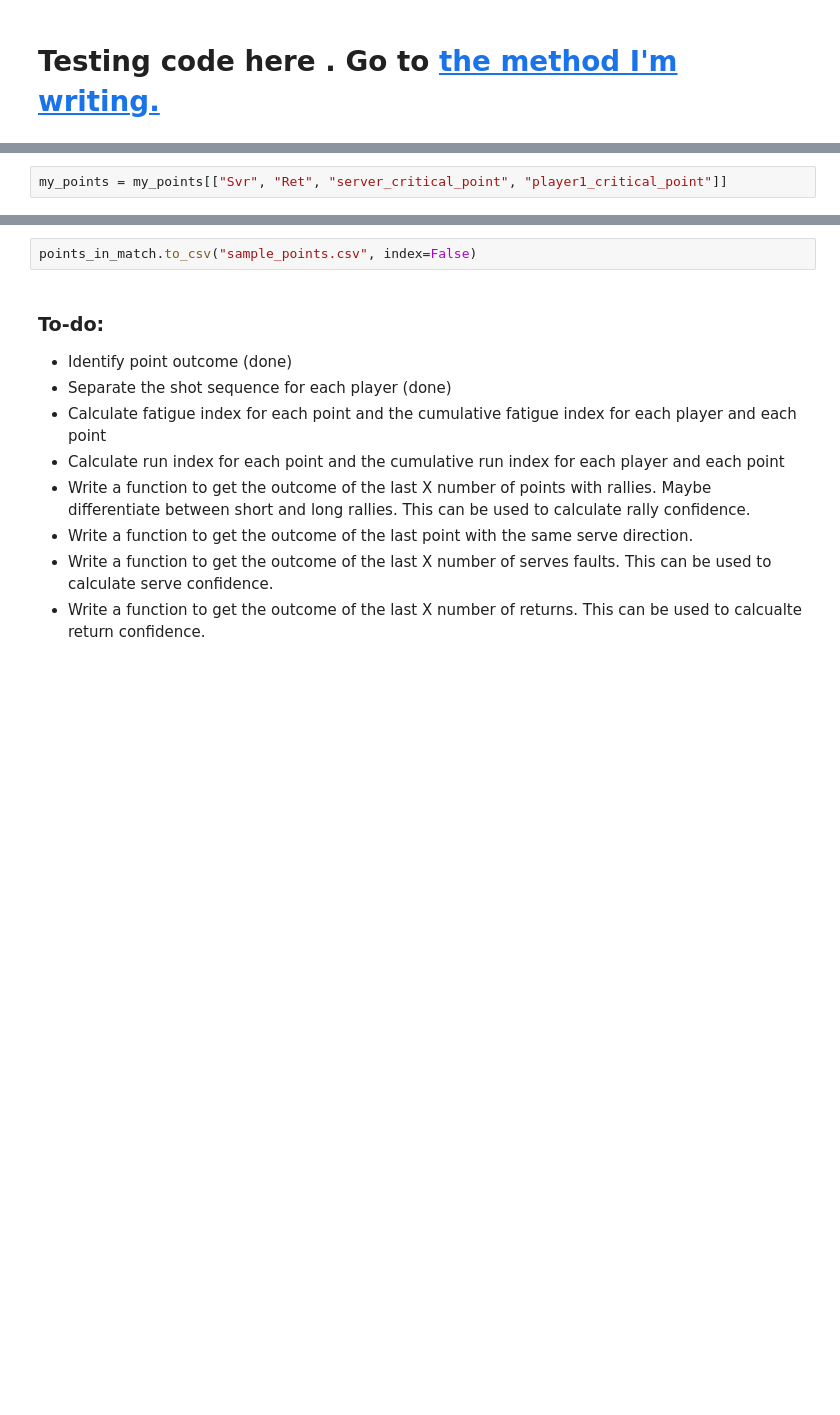
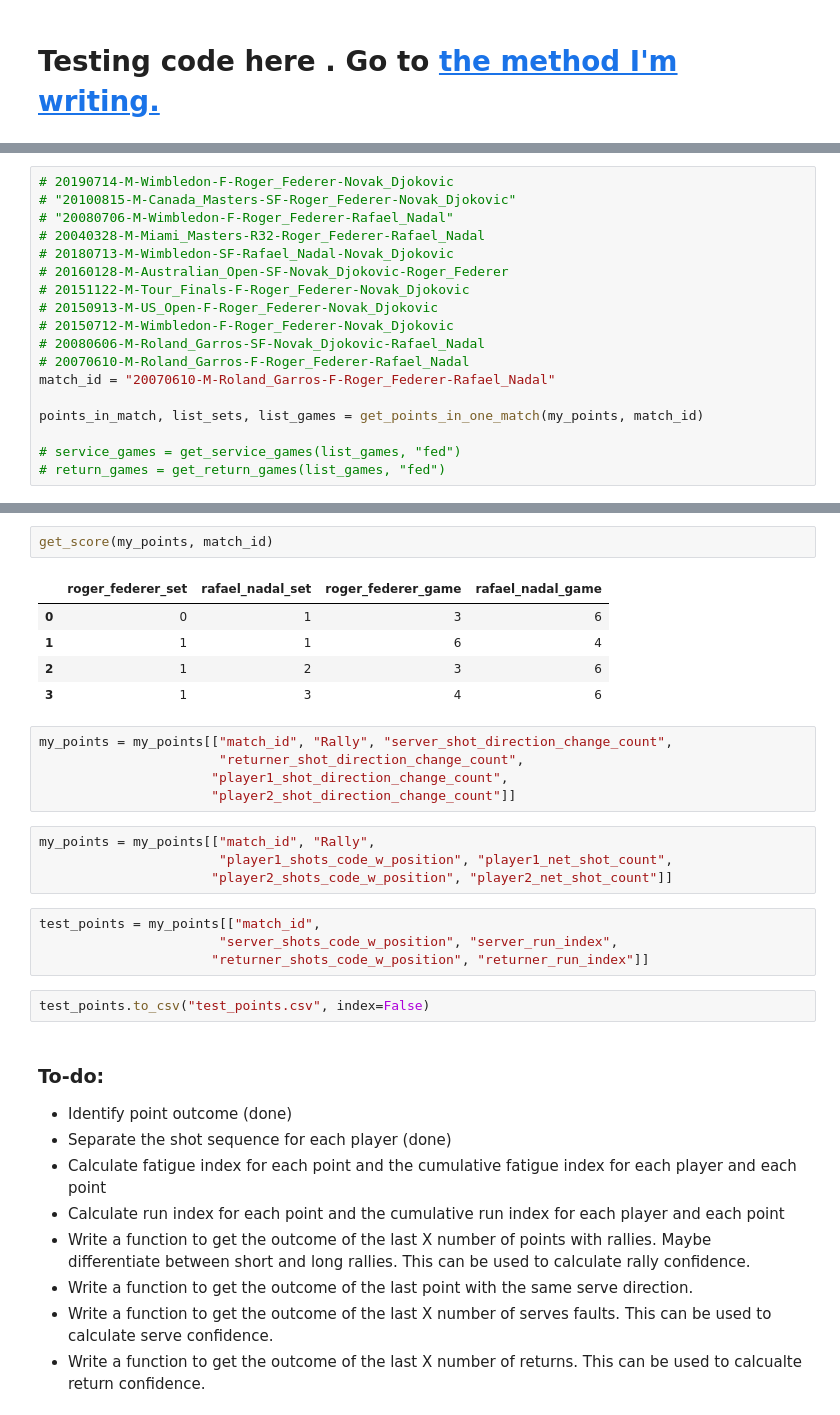
Before and after one commit to GamePointAnalytics/tenantics, a Jupyter notebook: Tennis_Analytics.ipynb, the cells around one changed output, grey strips where cells are left out. Drawn from its saved outputs; the diff is of its cells as text; blank space fills up the shorter version.

```diff
--- a/Tennis_Analytics.ipynb
+++ b/Tennis_Analytics.ipynb
@@ -2353,2 +2617,0 @@ Wall time: 19.8 s
-# %%
-my_points = my_points[["Svr", "Ret", "server_critical_point", "player1_critical_point"]]
@@ -2354,0 +2634,18 @@ my_points = my_points[["Svr", "Ret", "server_critical_point", "player1_critical_
+# %%
+# 20190714-M-Wimbledon-F-Roger_Federer-Novak_Djokovic
+# "20100815-M-Canada_Masters-SF-Roger_Federer-Novak_Djokovic"
+# "20080706-M-Wimbledon-F-Roger_Federer-Rafael_Nadal"
+# 20040328-M-Miami_Masters-R32-Roger_Federer-Rafael_Nadal
+# 20180713-M-Wimbledon-SF-Rafael_Nadal-Novak_Djokovic
+# 20160128-M-Australian_Open-SF-Novak_Djokovic-Roger_Federer
+# 20151122-M-Tour_Finals-F-Roger_Federer-Novak_Djokovic
+# 20150913-M-US_Open-F-Roger_Federer-Novak_Djokovic
+# 20150712-M-Wimbledon-F-Roger_Federer-Novak_Djokovic
+# 20080606-M-Roland_Garros-SF-Novak_Djokovic-Rafael_Nadal
+# 20070610-M-Roland_Garros-F-Roger_Federer-Rafael_Nadal
+match_id = "20070610-M-Roland_Garros-F-Roger_Federer-Rafael_Nadal"
+
+points_in_match, list_sets, list_games = get_points_in_one_match(my_points, match_id)
+
+# service_games = get_service_games(list_games, "fed")
+# return_games = get_return_games(list_games, "fed")
@@ -2355,5 +2682,26 @@ my_points = my_points[["Svr", "Ret", "server_critical_point", "player1_critical_
+# %%
+get_score(my_points, match_id)
+# %% [output]
+|  | roger_federer_set | rafael_nadal_set | roger_federer_game | rafael_nadal_game |
+| 0 | 0 | 1 | 3 | 6 |
+| 1 | 1 | 1 | 6 | 4 |
+| 2 | 1 | 2 | 3 | 6 |
+| 3 | 1 | 3 | 4 | 6 |
+# %%
+my_points = my_points[["match_id", "Rally", "server_shot_direction_change_count",
+                       "returner_shot_direction_change_count",
+                      "player1_shot_direction_change_count",
+                      "player2_shot_direction_change_count"]]
+# %%
+my_points = my_points[["match_id", "Rally",
+                       "player1_shots_code_w_position", "player1_net_shot_count",
+                      "player2_shots_code_w_position", "player2_net_shot_count"]]
+# %%
+test_points = my_points[["match_id",
+                       "server_shots_code_w_position", "server_run_index",
+                      "returner_shots_code_w_position", "returner_run_index"]]
 # %%
-points_in_match.to_csv("sample_points.csv", index=False)
+test_points.to_csv("test_points.csv", index=False)
 # %% [markdown]
 ### To-do:
 - Identify point outcome (done)
```
Also changed, not shown: parts of 27 cells of this notebook.
